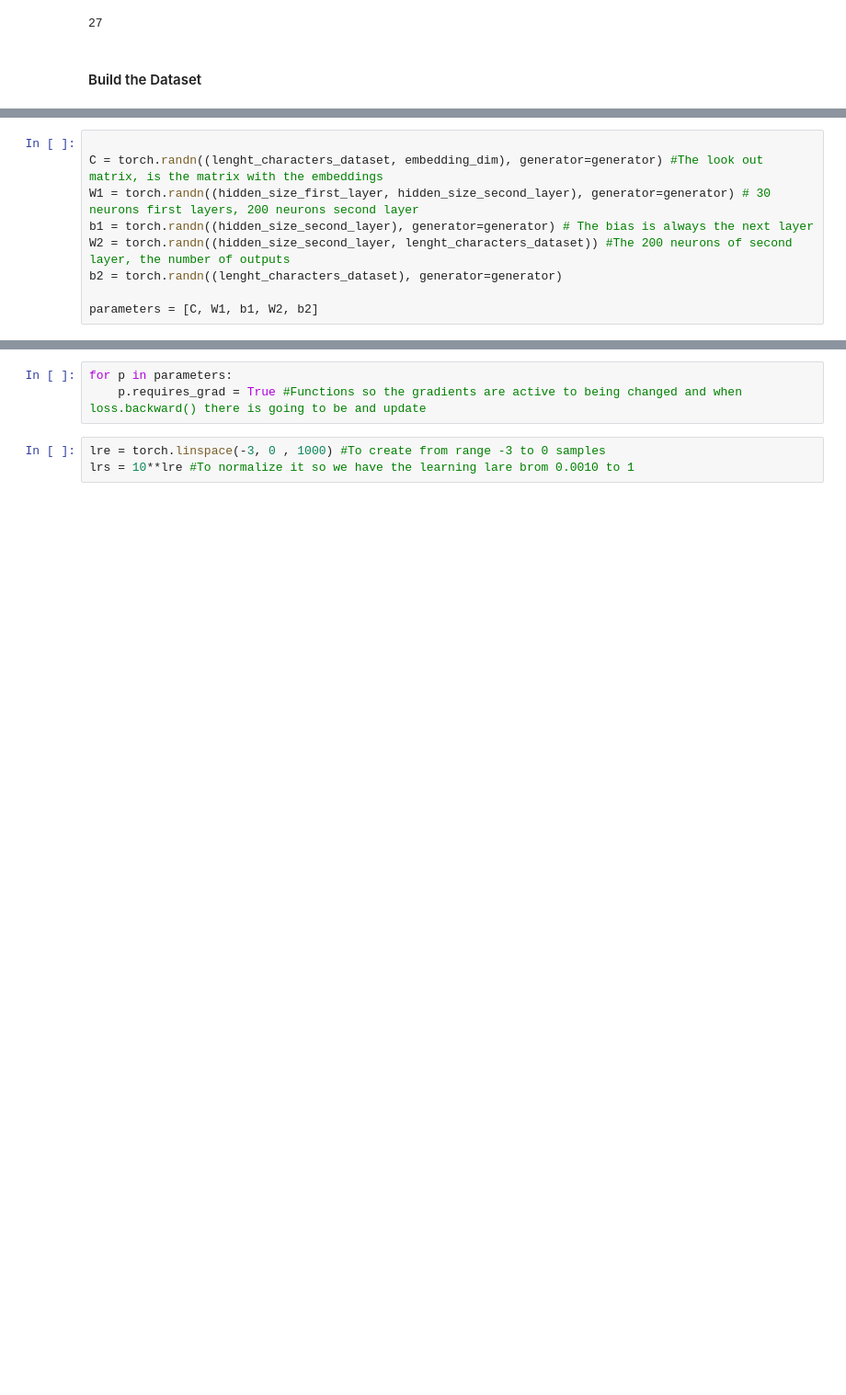
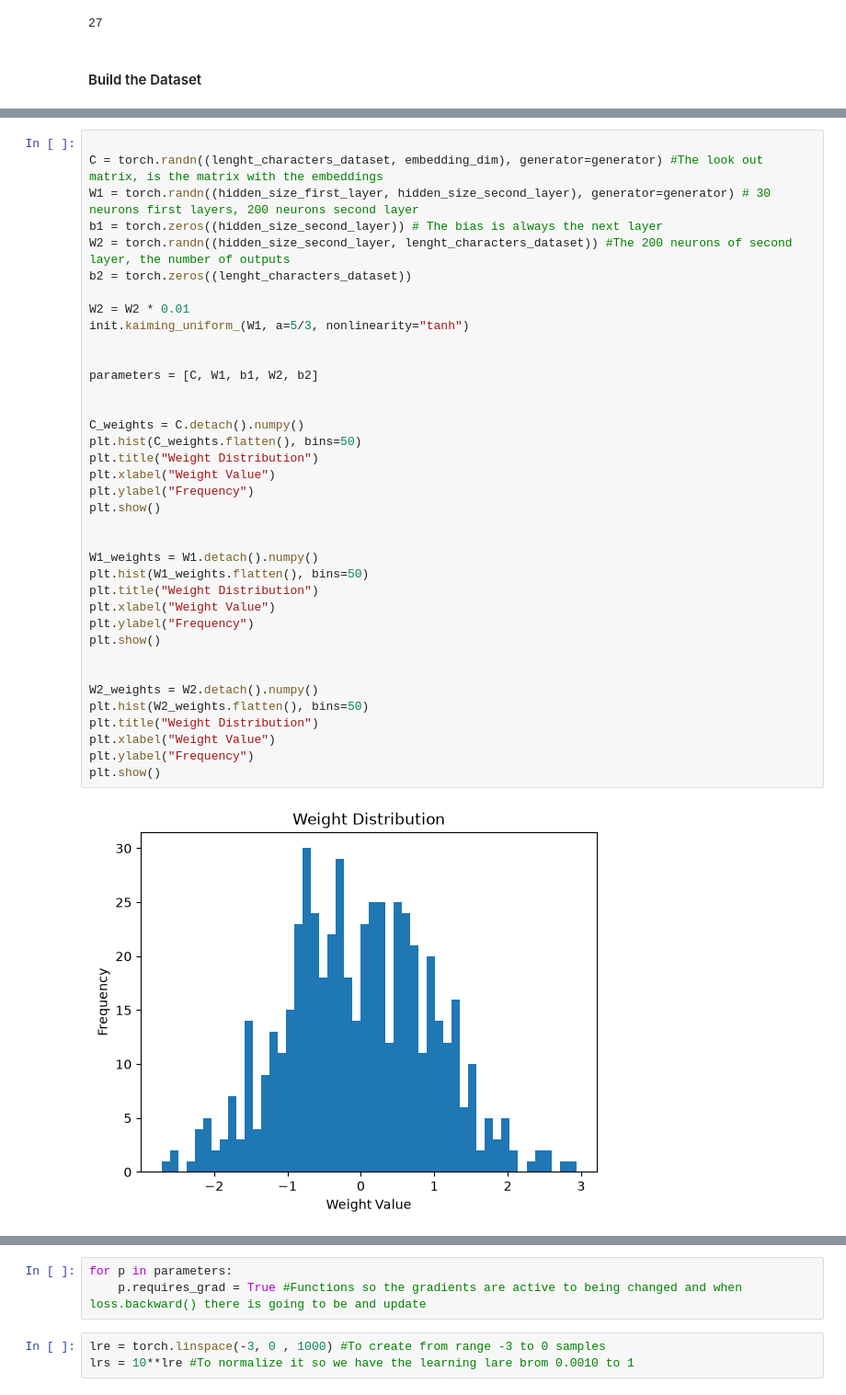
Before and after one commit to Fasmanuel2002/Machine_Learning, a Jupyter notebook: Pytorch/FNN/MLP/build_makemore_mlp.ipynb, the cells around one changed output, grey strips where cells are left out. Shown at 92% size. Saved outputs shown, nothing was run; the diff lists cells and outputs as text; blank space fills up the shorter version.

```diff
--- a/Pytorch/FNN/MLP/build_makemore_mlp.ipynb
+++ b/Pytorch/FNN/MLP/build_makemore_mlp.ipynb
@@ -84,9 +82,39 @@ generator = torch.Generator().manual_seed(2147483647)
 # %%
 
 C = torch.randn((lenght_characters_dataset, embedding_dim), generator=generator) #The look out matrix, is the matrix with the embeddings
 W1 = torch.randn((hidden_size_first_layer, hidden_size_second_layer), generator=generator) # 30 neurons first layers, 200 neurons second layer
-b1 = torch.randn((hidden_size_second_layer), generator=generator) # The bias is always the next layer
+b1 = torch.zeros((hidden_size_second_layer)) # The bias is always the next layer
 W2 = torch.randn((hidden_size_second_layer, lenght_characters_dataset)) #The 200 neurons of second layer, the number of outputs
-b2 = torch.randn((lenght_characters_dataset), generator=generator)
+b2 = torch.zeros((lenght_characters_dataset))
+
+W2 = W2 * 0.01
+init.kaiming_uniform_(W1, a=5/3, nonlinearity="tanh")
+
 
 parameters = [C, W1, b1, W2, b2]
+
+
+C_weights = C.detach().numpy()
+plt.hist(C_weights.flatten(), bins=50)
+plt.title("Weight Distribution")
+plt.xlabel("Weight Value")
+plt.ylabel("Frequency")
+plt.show()
+
+
+W1_weights = W1.detach().numpy()
+plt.hist(W1_weights.flatten(), bins=50)
+plt.title("Weight Distribution")
+plt.xlabel("Weight Value")
+plt.ylabel("Frequency")
+plt.show()
+
+
+W2_weights = W2.detach().numpy()
+plt.hist(W2_weights.flatten(), bins=50)
+plt.title("Weight Distribution")
+plt.xlabel("Weight Value")
+plt.ylabel("Frequency")
+plt.show()
+# %% [output]
+[figure, added]
```
Also changed, not shown: parts of 14 cells of this notebook.
